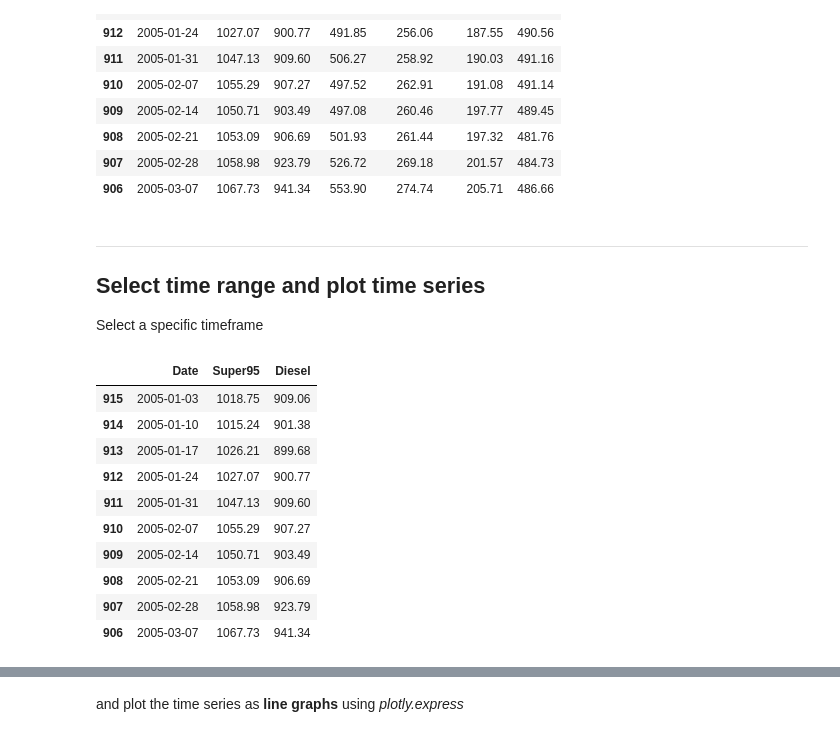
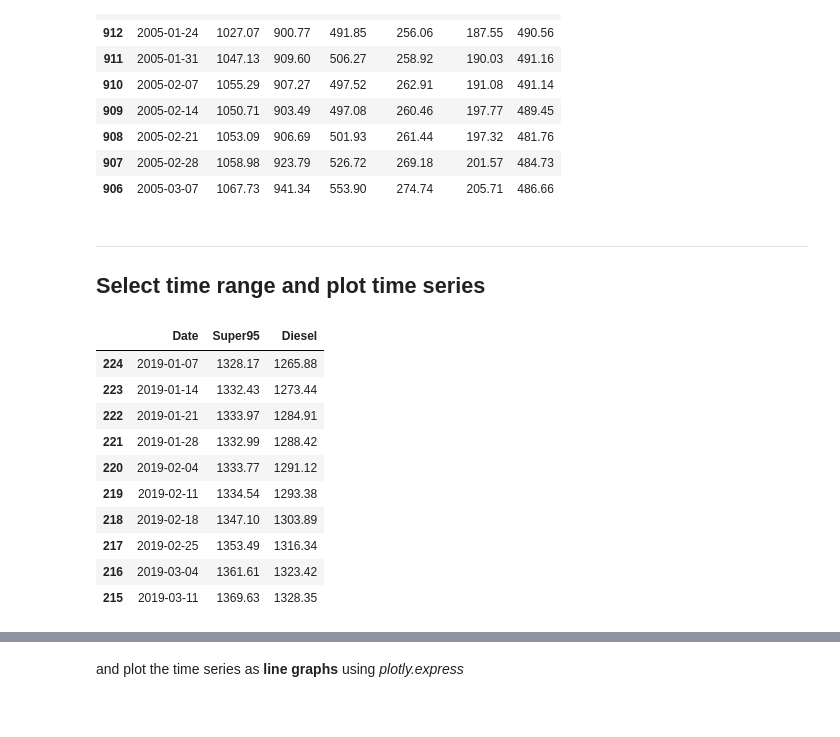
Before and after one commit to sawubona-repo/PRIVAT, a Jupyter notebook: Oil-Price-Timeseries/Python_OIL_PRICE_TIMESERIES_v1.ipynb, the cells around one changed output, grey strips where cells are left out. Saved outputs shown, nothing was run; the diff lists cells and outputs as text; code cells hidden in the pictures.

```diff
--- a/Oil-Price-Timeseries/Python_OIL_PRICE_TIMESERIES_v1.ipynb
+++ b/Oil-Price-Timeseries/Python_OIL_PRICE_TIMESERIES_v1.ipynb
@@ -107,24 +103,25 @@ data.head(10)
 # %% [markdown]
 ---
 ## Select time range and plot time series
-Select a specific timeframe
 # %%
-# dataS= data[(data['Date'] > "2019-01-01") & (data['Date'] < "2023-01-01")]
+# select a specific timeframe/period
+dataS= data[(data['Date'] > "2019-01-01") & (data['Date'] < "2023-01-01")]
+
 # dataS= data[(data['Date'] > "2018-01-01")]
 # %%
 # select selected variables
-dataX = data
-dataX = data[['Date', 'Super95','Diesel']]
+dataX = dataS
+dataX = dataS[['Date', 'Super95','Diesel']]
 dataX.head(10)
 # %% [output]
 |  | Date | Super95 | Diesel |
-| 915 | 2005-01-03 | 1018.75 | 909.06 |
-| 914 | 2005-01-10 | 1015.24 | 901.38 |
-| 913 | 2005-01-17 | 1026.21 | 899.68 |
-| 912 | 2005-01-24 | 1027.07 | 900.77 |
-| 911 | 2005-01-31 | 1047.13 | 909.60 |
-| 910 | 2005-02-07 | 1055.29 | 907.27 |
-| 909 | 2005-02-14 | 1050.71 | 903.49 |
-| 908 | 2005-02-21 | 1053.09 | 906.69 |
-| 907 | 2005-02-28 | 1058.98 | 923.79 |
-| 906 | 2005-03-07 | 1067.73 | 941.34 |
+| 224 | 2019-01-07 | 1328.17 | 1265.88 |
+| 223 | 2019-01-14 | 1332.43 | 1273.44 |
+| 222 | 2019-01-21 | 1333.97 | 1284.91 |
+| 221 | 2019-01-28 | 1332.99 | 1288.42 |
+| 220 | 2019-02-04 | 1333.77 | 1291.12 |
+| 219 | 2019-02-11 | 1334.54 | 1293.38 |
+| 218 | 2019-02-18 | 1347.10 | 1303.89 |
+| 217 | 2019-02-25 | 1353.49 | 1316.34 |
+| 216 | 2019-03-04 | 1361.61 | 1323.42 |
+| 215 | 2019-03-11 | 1369.63 | 1328.35 |
```
Also changed, not shown: parts of 45 cells of this notebook.
